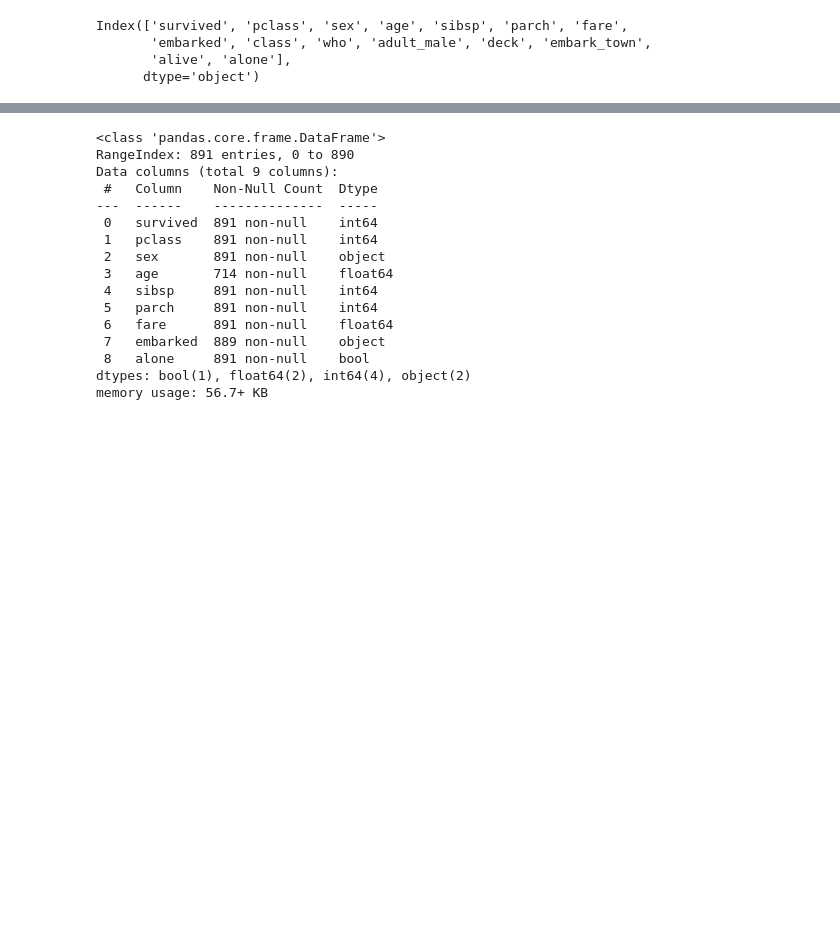
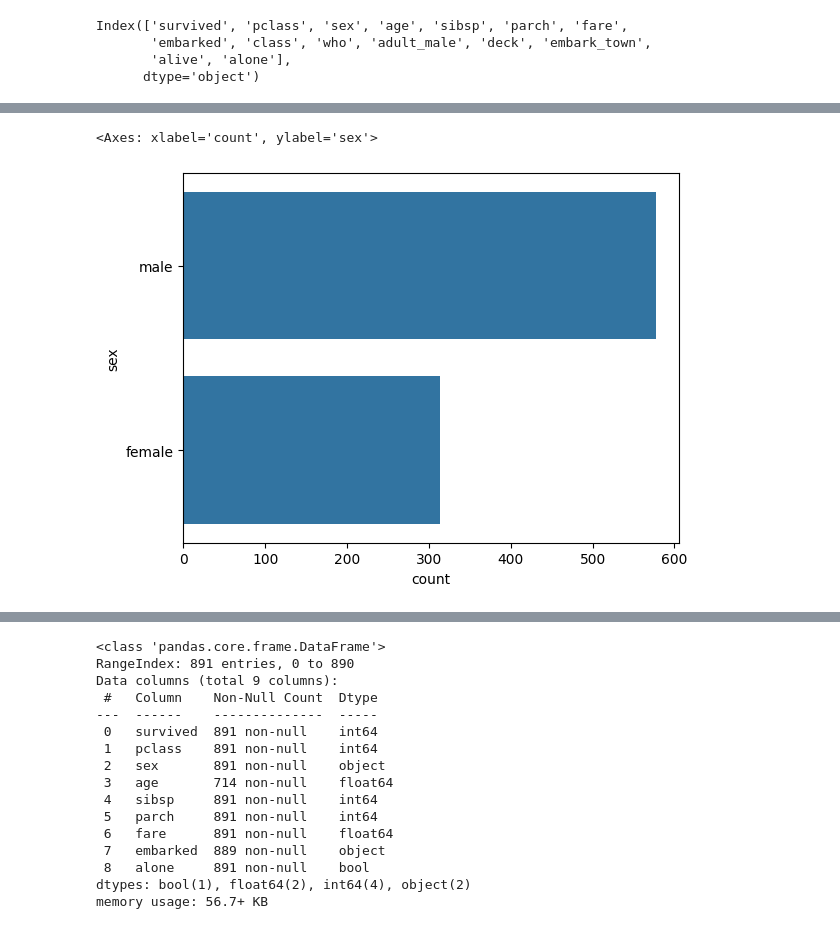
Before and after one commit to thearyal/Titanic_Classification_Models, a Jupyter notebook: Titanic.ipynb, the cells around one changed output, grey strips where cells are left out. Saved outputs shown, nothing was run; the diff lists cells and outputs as text; code cells hidden in the pictures; blank space fills up the shorter version.

```diff
--- a/Titanic.ipynb
+++ b/Titanic.ipynb
@@ -62,0 +70,5 @@ Index(['survived', 'pclass', 'sex', 'age', 'sibsp', 'parch', 'fare',
+# %%
+sns.countplot(df["sex"], )
+# %% [output]
+<Axes: xlabel='count', ylabel='sex'>
+[figure, added]
```
Also changed, not shown: parts of 5 cells of this notebook.
